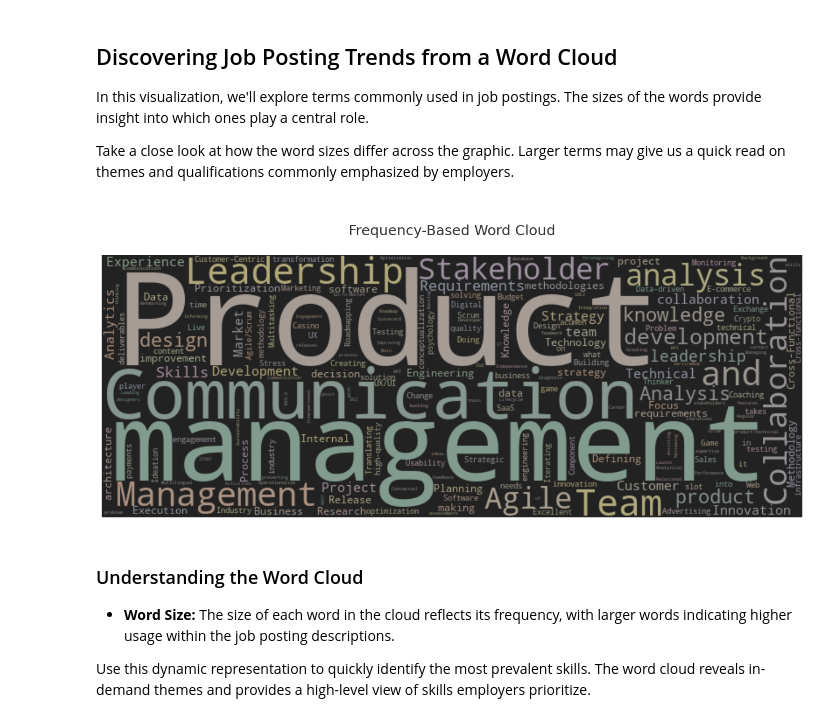
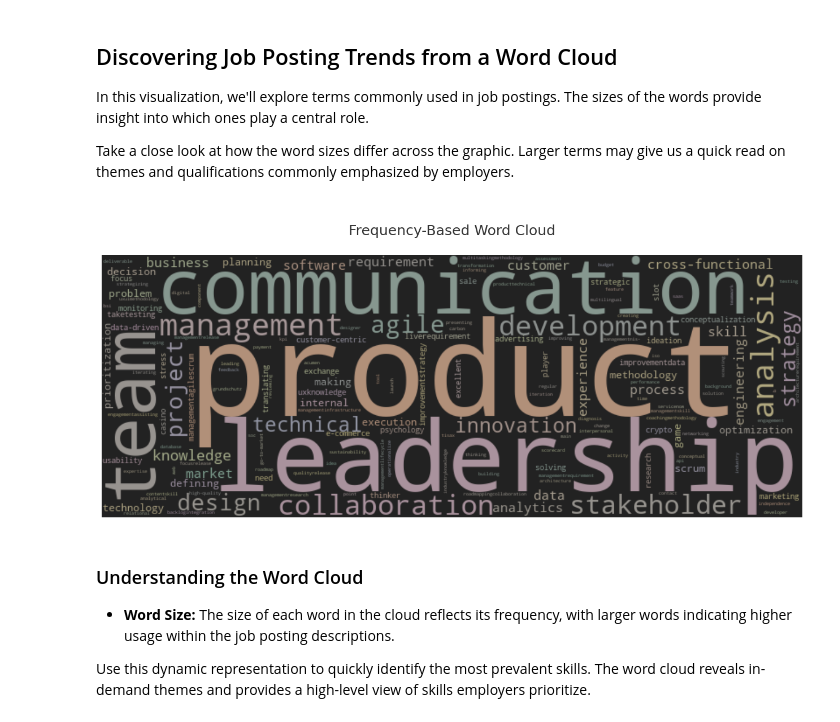
Before and after one commit to marcothedeveloper123/jobseeker, a Jupyter notebook: skills_data_visual_exploration.ipynb, the cells around one changed output. Cells and saved outputs as stored; diff of their text form; code cells hidden in the pictures.

Commit message:
Adding error handling, cleaning, and preparing the data

```diff
--- a/skills_data_visual_exploration.ipynb
+++ b/skills_data_visual_exploration.ipynb
@@ -25,8 +57,8 @@ from data_preparation import calculate_tfidf_scores
 # JSON file path
 file_path = r"data/silver/head_of_product/skills_json_from_df_head_of_product_v4.json"
 
-# Load data from the JSON file using the function from data_preparation.py
-df = prepare_data(file_path)
-
-df.head(3)
+# Load data from the JSON file using the class DataLoader from data_preparation.py
+prep = DataLoader(file_path)
+original_df = prep.load_data()
+original_df.head()
 # %% [output]
@@ -36,0 +93,5 @@ df.head(3)
+# %%
+# Initialize SkillDataProcessor instance and apply transformations
+processor = TextProcessing(original_df)
+df = processor.prepare_columns(original_df)  # Adding new columns from the skills column
+df.head(3)
@@ -36,0 +103,13 @@ df.head(3)
+# %%
+# Create an instance of SkillDataProcessor
+processor = SkillDataProcessor(df)
+
+# Apply transformations
+df["unique_words"] = processor.filter_stops(df["unique_words"])  # Remove stop words
+df["unique_words"] = processor.lemmatize_words(df["unique_words"])  # Lemmatize
+df["unique_words"] = processor.normalize_and_encode_ascii(
+    df["unique_words"]
+)  # Normalize and encode ASCII
+
+# Print the new DataFrame after transformations
+df.head(3)
@@ -59,7 +143,9 @@ In this visualization, we'll explore terms commonly used in job postings. The si
 Take a close look at how the word sizes differ across the graphic. Larger terms may give us a quick read on themes and qualifications commonly emphasized by employers.
 # %%
 # Using 'unique_words' column from the dataframe
-all_words = df["unique_words"].sum()
+all_words_str = df["unique_words"].sum()
+# Tokenize the string into words
+all_words = word_tokenize(all_words_str)
 
 # Get the frequency of each word across all rows
 word_frequencies = {}
@@ -75,34 +161,35 @@ word_counts = list(word_frequencies.items())
 # Sort by count in descending order
 sorted_frequencies = sorted(word_counts, key=lambda x: x[1], reverse=True)
 
 # Create a dictionary with words and their frequencies
 wordcloud_data = {word: count for word, count in sorted_frequencies}
 
 wordcloud_cmap = adjust_colors(
     base_color="Pastel2",
     n_colors=len(wordcloud_data),
     darkness_factor=[0.7] * len(wordcloud_data),
     brightness_factor=[1.0] * len(wordcloud_data),
 )
 
 # Generate word cloud using frequencies in wordcloud_data
 wordcloud_dark = WordCloud(
     width=800,
     height=300,
     colormap=wordcloud_cmap,
     stopwords=STOPWORDS,
     background_color="#222222",
 ).generate_from_frequencies(wordcloud_data)
 
 # Plot the WordCloud
 plt.figure(figsize=(16, 8))
 plt.imshow(wordcloud_dark, interpolation="bilinear")
 plt.title("\nFrequency-Based Word Cloud\n", size=18, color="#333333")
 plt.axis("off")
 plt.gcf().patch.set_facecolor("white")
+
 plt.show()
 # %% [output]
-[figure, old version]
+[figure, new version]
 # %% [markdown]
 ### Understanding the Word Cloud
 
```
Also changed, not shown: parts of 10 cells of this notebook, 2 other files.
